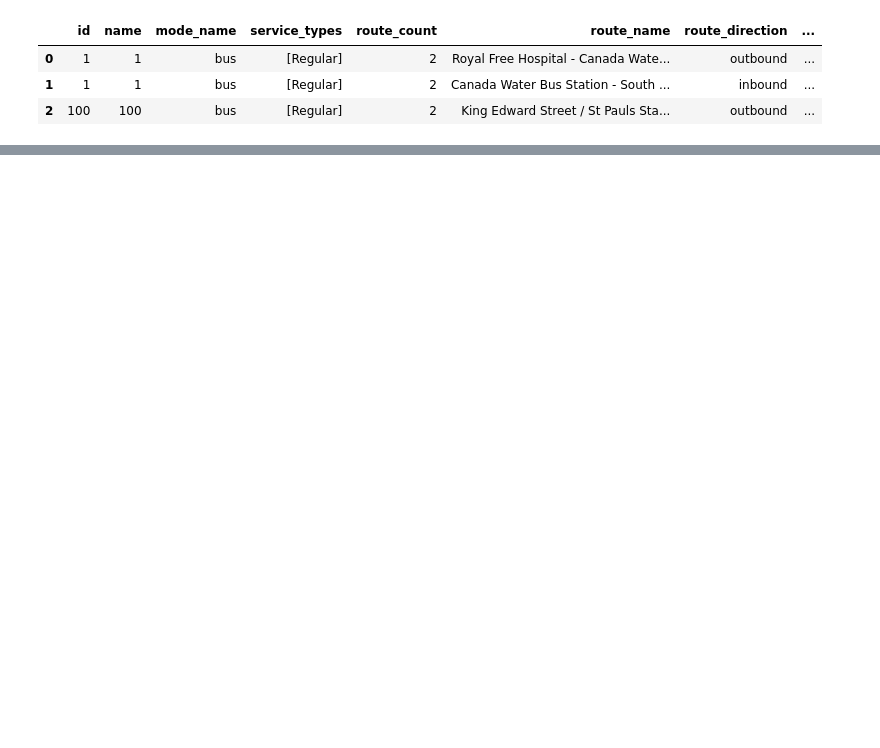
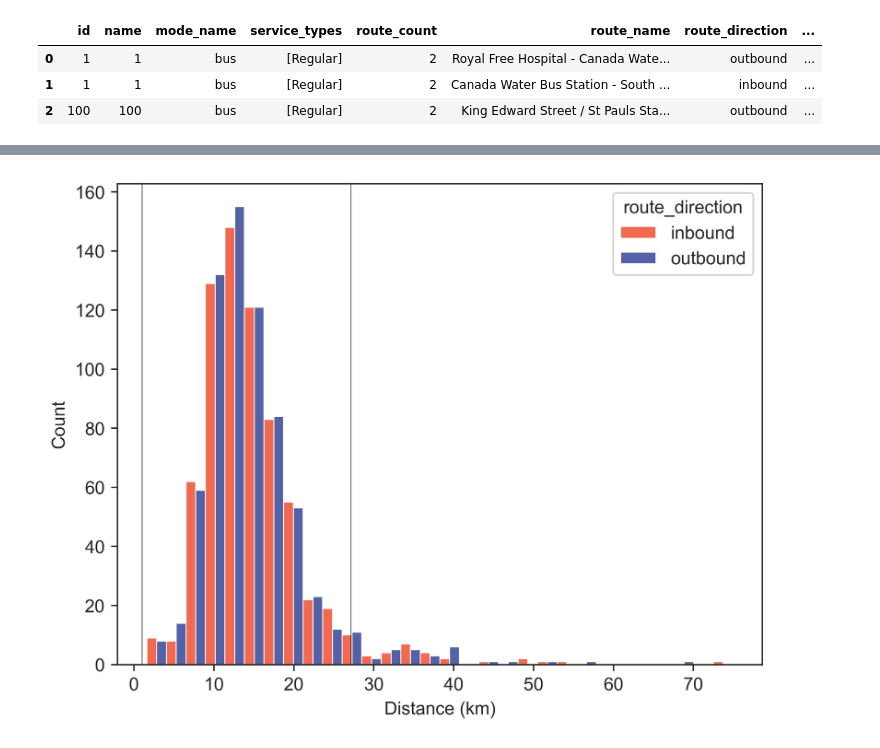
Before and after one commit to pilchard/tfl-lump, a Jupyter notebook: examples/analysis.ipynb, the cells around one changed output, grey strips where cells are left out. Saved outputs shown, nothing was run; the diff lists cells and outputs as text; code cells hidden in the pictures; blank space fills up the shorter version.

Commit message:
Distance and stop graphs

```diff
--- a/examples/analysis.ipynb
+++ b/examples/analysis.ipynb
@@ -208,6 +275,21 @@ bus_routes_df = (
     )
 )
 
+# Calculate the distance of each route
+bus_routes_df["route_distance"] = bus_routes_df["route_line_strings"].apply(
+    lambda c: linestring_distance(
+        parse_linestrings(
+            linestrings=c,
+            reverse=False,
+        ),
+    ),
+)
+
+# Count of stop points per route
+bus_routes_df["route_stop_count"] = bus_routes_df["route_ordered_line_routes"].apply(
+    lambda c: sum(len(x) for x in c)
+)
+
 bus_routes_df.head(3)
 # %% [output]
 |  | id | name | mode_name | service_types | route_count | route_name | route_direction | ... |
@@ -216,0 +305,35 @@ bus_routes_df.head(3)
+# %%
+"""Route distance histogram"""
+data = bus_routes_df[["route_distance", "route_direction", "route_stop_count"]].copy()
+data["route_distance"] = data["route_distance"].div(1000)
+
+Q1 = data["route_distance"].quantile(0.25)
+Q3 = data["route_distance"].quantile(0.75)
+IQR = Q3 - Q1
+threshold = 1.5
+threshold_l = Q1 - threshold * IQR
+threshold_u = Q3 + threshold * IQR
+
+
+hue_order = direction_palette.keys()
+palette = [direction_palette[k][0] for k in hue_order]
+
+ax = sns.histplot(
+    data=data,
+    x="route_distance",
+    hue="route_direction",
+    hue_order=hue_order,
+    palette=palette,
+    bins=30,
+    alpha=0.8,
+    multiple="dodge",
+)
+ax.set(xlabel="Distance (km)", ylabel="Count")
+
+
+ax.axvline(threshold_l, color="black", lw=0.3)
+ax.axvline(threshold_u, color="black", lw=0.3)
+
+plt.show()
+# %% [output]
+[figure, added]
```
Also changed, not shown: parts of 14 cells of this notebook.
